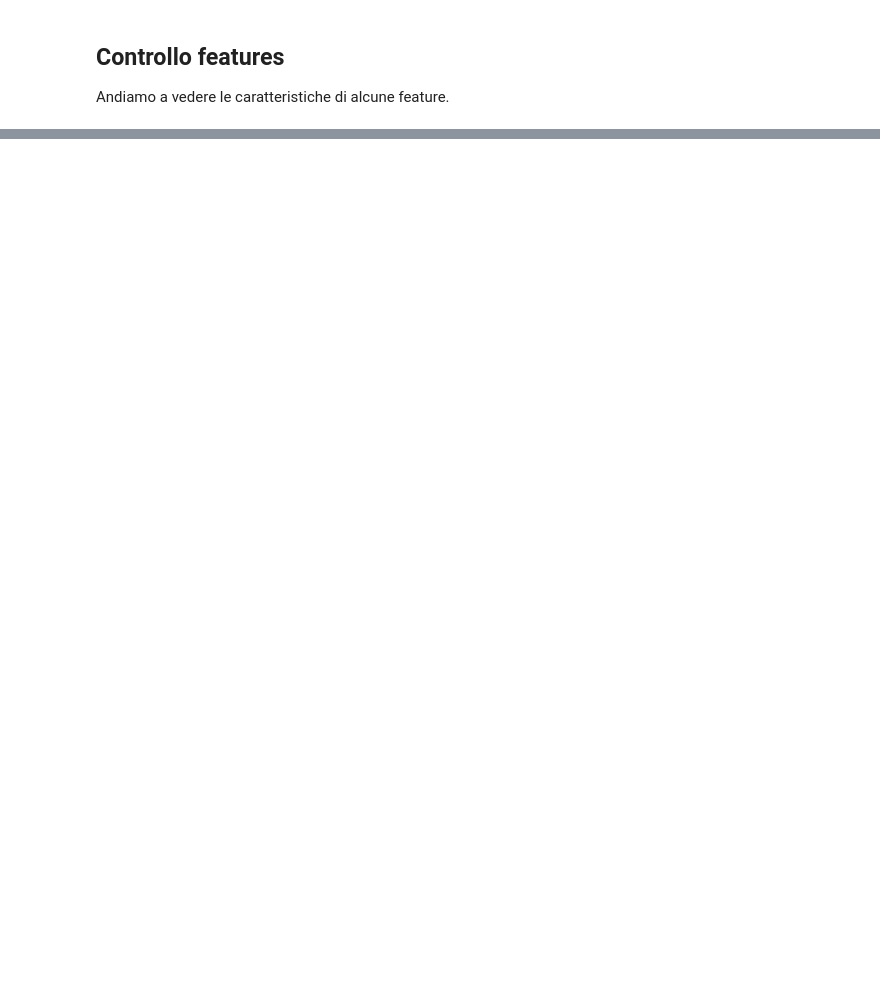
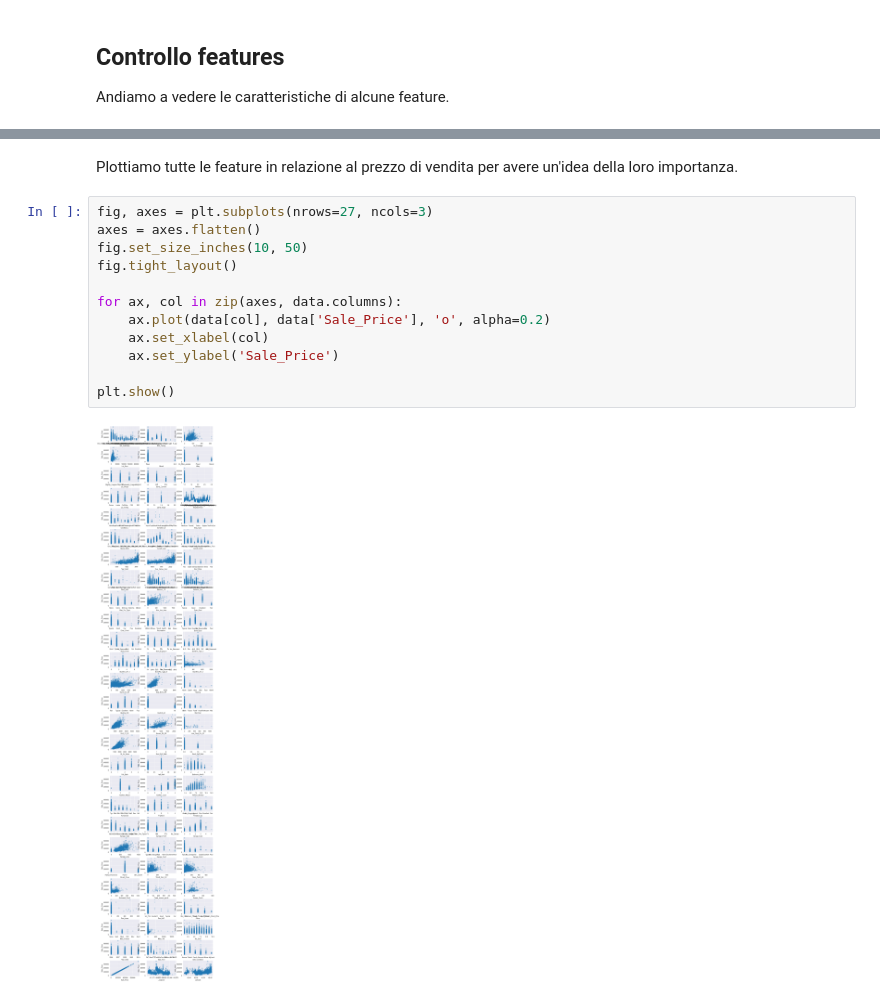
Before and after one commit to davide-tonetto-884585/House-Sale-Price-Prediction, a Jupyter notebook: script.ipynb, the cells around one changed output, grey strips where cells are left out. Drawn from its saved outputs; the diff is of its cells as text; blank space fills up the shorter version.

```diff
--- a/script.ipynb
+++ b/script.ipynb
@@ -80,0 +224,16 @@ plt.hist(Y_binned.getnnz())
+# %% [markdown]
+Plottiamo tutte le feature in relazione al prezzo di vendita per avere un'idea della loro importanza.
+# %%
+fig, axes = plt.subplots(nrows=27, ncols=3)
+axes = axes.flatten()
+fig.set_size_inches(10, 50)
+fig.tight_layout()
+
+for ax, col in zip(axes, data.columns):
+    ax.plot(data[col], data['Sale_Price'], 'o', alpha=0.2)
+    ax.set_xlabel(col)
+    ax.set_ylabel('Sale_Price')
+
+plt.show()
+# %% [output]
+[figure, added]
```
Also changed, not shown: parts of 25 cells of this notebook, 1 other file.
